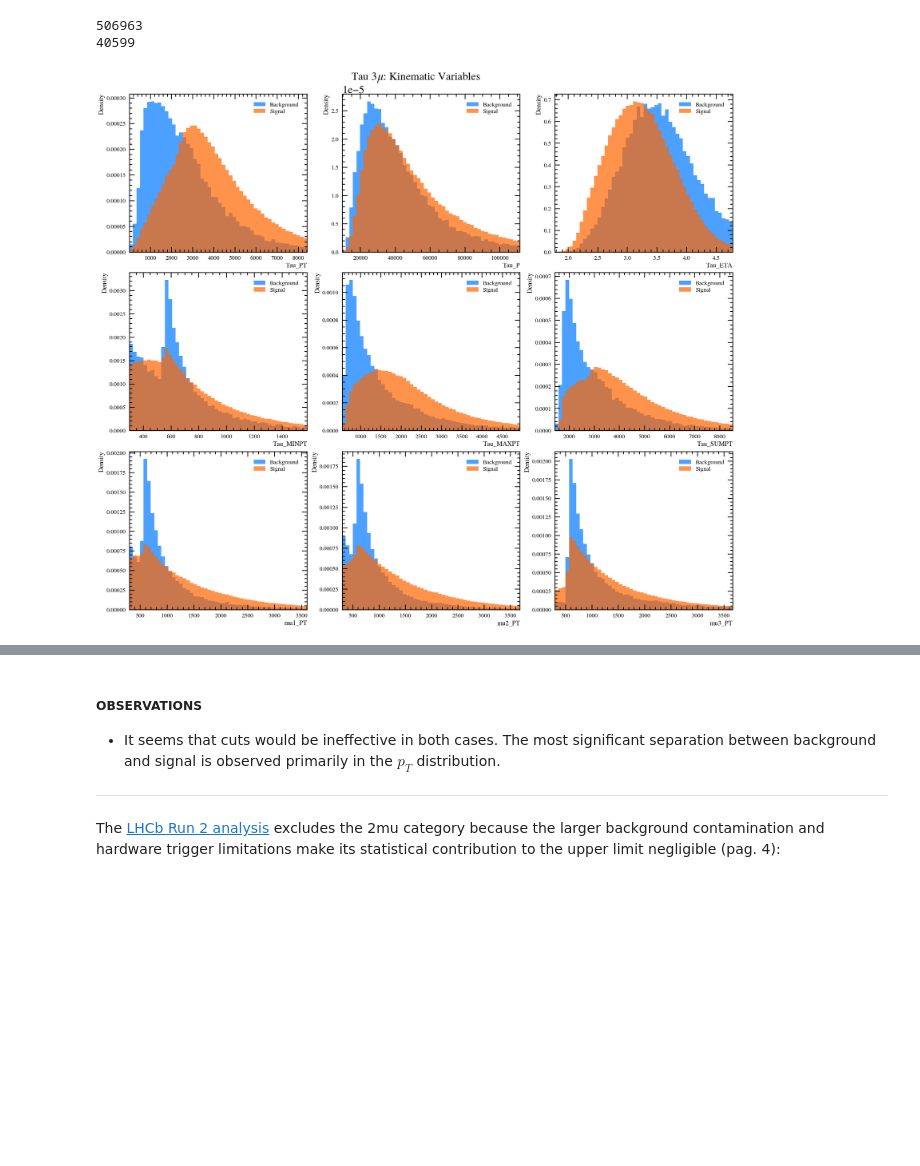
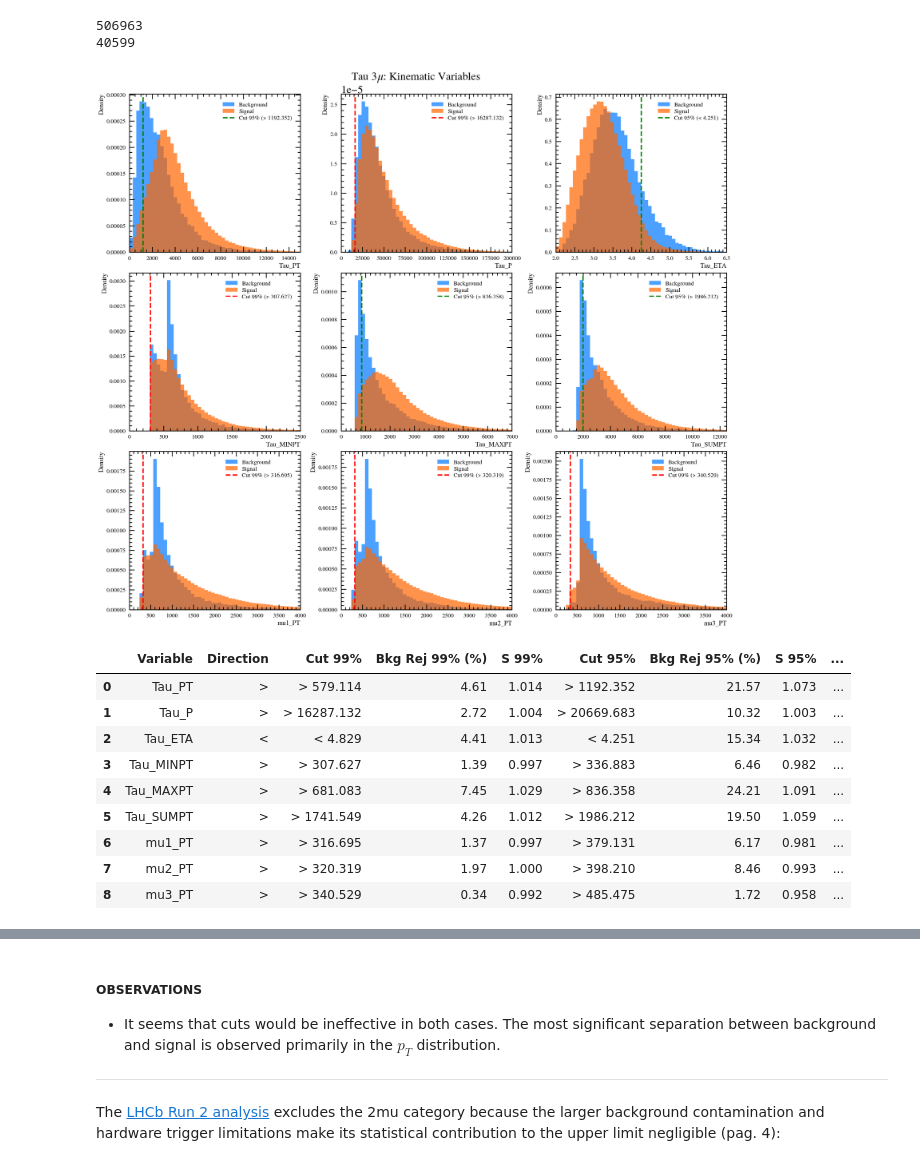
Before and after one commit to lhcb-bicocca/tesi_impicciche, a Jupyter notebook: notebooks/skimming.ipynb, the cells around one changed output, grey strips where cells are left out. Drawn from its saved outputs; the diff is of its cells as text; code cells hidden in the pictures; blank space fills up the shorter version.

```diff
--- a/notebooks/skimming.ipynb
+++ b/notebooks/skimming.ipynb
@@ -112,15 +117,15 @@ topo_tau = [
     'Tau_MAXSDOCACHI2'
 ]
 isolation_tau = [
-    'nLongTracks',
     'Tau_HEAD_LongTrack_0.5_PTASY',
     'Tau_HEAD_LongTrack_0.5_CPT',
-    'Tau_HEAD_LongTrack_1.0_PTASY',
     'Tau_HEAD_LongTrack_1.0_CMULT',
-    'Tau_HEAD_LongTrack_1.5_PTASY',
-    'Tau_HEAD_LongTrack_1.5_CMULT',
-    'Tau_HEAD_LongTrack_1.5_CPT',
-    'Tau_HEAD_LongTrack_2.0_CMULT',
+    'Tau_LONGTRACK_ISOLATION_v2_isomin3',
+    'Tau_LONGTRACK_ISOLATION_v3_isomin3',
+    'Tau_LONGTRACK_ISOLATION_Run2_mu1_MVA',
+    'Tau_LONGTRACK_ISOLATION_Run2_mu2_MVA',
+    'Tau_LONGTRACK_ISOLATION_mu1_MVA',
+    'Tau_LONGTRACK_ISOLATION_mu2_MVA',
 ]
 variables_tau = muon_var_tau + hlt1_tos_var_tau + hlt1_tis_var_tau + M_tau  + kin_tau + topo_tau + isolation_tau
 # %% [markdown]
@@ -1210,7 +1420,47 @@ print(len(df_3mu_data_trig))
 506963
 40599
 # %%
-plot_variable_set_sign_bkg(df_3mu_data_trig, df_3mu_mc_trig, kin_tau, "Tau 3$\\mu$: Kinematic Variables")
+kinematic_ranges = {
+    'Tau_PT': (0, 15000),
+    'Tau_P': (0, 200000),
+    'Tau_ETA': (2.0, 6.5),
+    'Tau_MINPT': (0, 2500),
+    'Tau_MAXPT': (0, 7000),
+    'Tau_SUMPT': (0, 12500),
+    'mu1_PT': (0, 4000),
+    'mu2_PT': (0, 4000),
+    'mu3_PT': (0, 4000)
+}
+kinematic_dirs = {
+    'Tau_PT': '>',
+    'Tau_P': '>',
+    'Tau_ETA': '<',
+    'Tau_MINPT': '>',
+    'Tau_MAXPT': '>',
+    'Tau_SUMPT': '>',
+    'mu1_PT': '>',
+    'mu2_PT': '>',
+    'mu3_PT': '>'
+}
+
+plot_variable_sign_bkg(
+    df_3mu_data_trig,
+    df_3mu_mc_trig,
+    kin_tau,
+    "Tau 3$\\mu$: Kinematic Variables",
+    ranges=kinematic_ranges,
+    cut_dirs=kinematic_dirs
+)
 # %% [output]
-[figure, old version]
+[figure, new version]
+|  | Variable | Direction | Cut 99% | Bkg Rej 99% (%) | S 99% | Cut 95% | Bkg Rej 95% (%) | S 95% | ... |
+| 0 | Tau_PT | > | > 579.114 | 4.61 | 1.014 | > 1192.352 | 21.57 | 1.073 | ... |
+| 1 | Tau_P | > | > 16287.132 | 2.72 | 1.004 | > 20669.683 | 10.32 | 1.003 | ... |
+| 2 | Tau_ETA | < | < 4.829 | 4.41 | 1.013 | < 4.251 | 15.34 | 1.032 | ... |
+| 3 | Tau_MINPT | > | > 307.627 | 1.39 | 0.997 | > 336.883 | 6.46 | 0.982 | ... |
+| 4 | Tau_MAXPT | > | > 681.083 | 7.45 | 1.029 | > 836.358 | 24.21 | 1.091 | ... |
+| 5 | Tau_SUMPT | > | > 1741.549 | 4.26 | 1.012 | > 1986.212 | 19.50 | 1.059 | ... |
+| 6 | mu1_PT | > | > 316.695 | 1.37 | 0.997 | > 379.131 | 6.17 | 0.981 | ... |
+| 7 | mu2_PT | > | > 320.319 | 1.97 | 1.000 | > 398.210 | 8.46 | 0.993 | ... |
+| 8 | mu3_PT | > | > 340.529 | 0.34 | 0.992 | > 485.475 | 1.72 | 0.958 | ... |
 # %%
```
Also changed, not shown: parts of 24 cells of this notebook.
